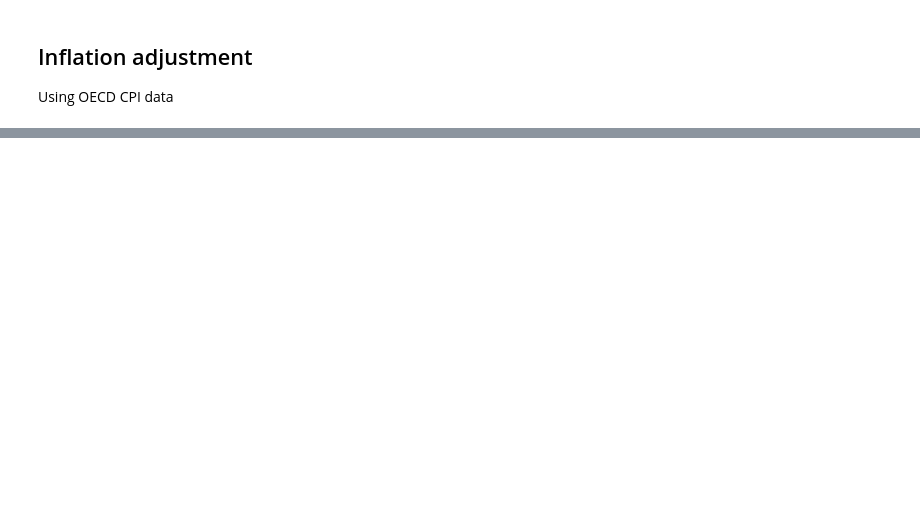
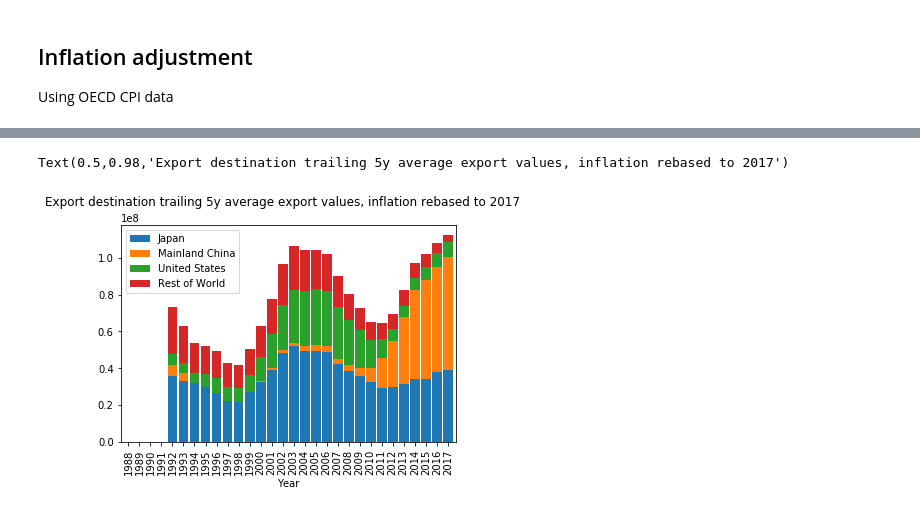
Before and after one commit to GibbsConsulting/ds-collateral, a Jupyter notebook: notebooks/BCLogExports.ipynb, the cells around one changed output, grey strips where cells are left out. Drawn from its saved outputs; the diff is of its cells as text; code cells hidden in the pictures; blank space fills up the shorter version.

```diff
--- a/notebooks/BCLogExports.ipynb
+++ b/notebooks/BCLogExports.ipynb
@@ -117,0 +124,6 @@ Text(0.5,0.98,'Export destination export values, inflation rebased to 2017')
+# %%
+dfInfAdjValues.rolling(window=5).mean().plot(kind="bar",stacked=True, width =0.9)
+plt.suptitle("Export destination trailing 5y average export values, inflation rebased to 2017", fontsize=12)
+# %% [output]
+Text(0.5,0.98,'Export destination trailing 5y average export values, inflation rebased to 2017')
+[figure, added]
```
Also changed, not shown: parts of 6 cells of this notebook, 1 other file.
